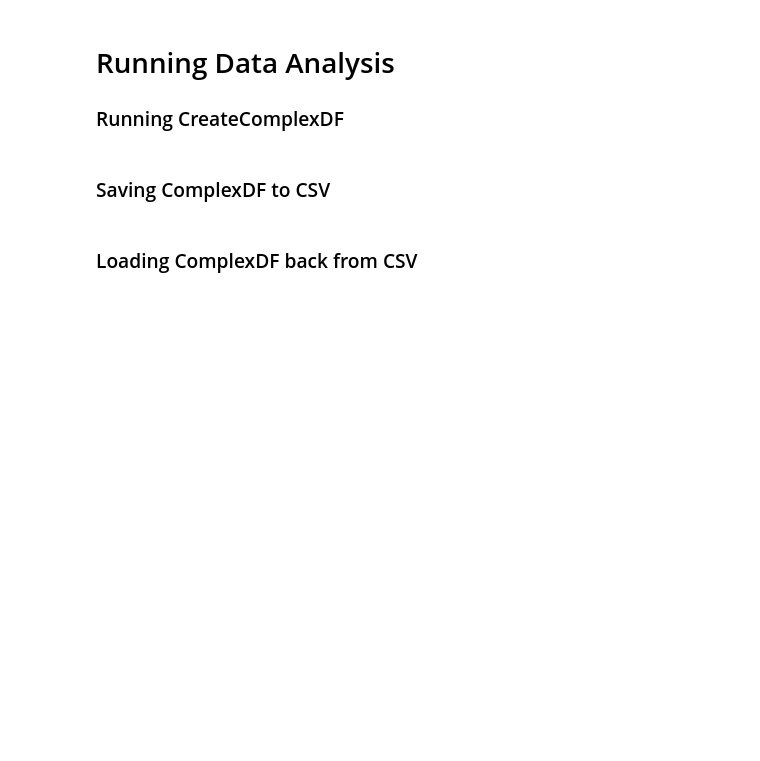
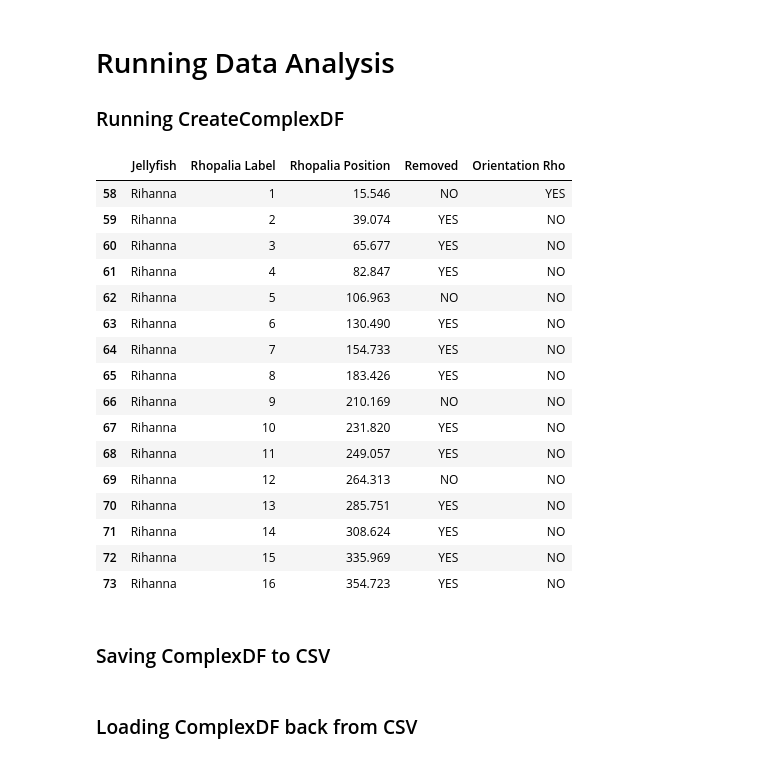
Before and after one commit to konnorve/DataAnalysis, a Jupyter notebook: template_processing_notebook.ipynb, the cells around one changed output. Saved outputs shown, nothing was run; the diff lists cells and outputs as text; code cells hidden in the pictures; blank space fills up the shorter version.

```diff
--- a/template_processing_notebook.ipynb
+++ b/template_processing_notebook.ipynb
@@ -84,3 +88,23 @@ complexDF = cdf.createComplexDF(angleDataPath,
+# %%
+rhopalia_positions.loc[(rhopalia_positions['Jellyfish']=='Rihanna')]
+# %% [output]
+|  | Jellyfish | Rhopalia Label | Rhopalia Position | Removed | Orientation Rho |
+| 58 | Rihanna | 1 | 15.546 | NO | YES |
+| 59 | Rihanna | 2 | 39.074 | YES | NO |
+| 60 | Rihanna | 3 | 65.677 | YES | NO |
+| 61 | Rihanna | 4 | 82.847 | YES | NO |
+| 62 | Rihanna | 5 | 106.963 | NO | NO |
+| 63 | Rihanna | 6 | 130.490 | YES | NO |
+| 64 | Rihanna | 7 | 154.733 | YES | NO |
+| 65 | Rihanna | 8 | 183.426 | YES | NO |
+| 66 | Rihanna | 9 | 210.169 | NO | NO |
+| 67 | Rihanna | 10 | 231.820 | YES | NO |
+| 68 | Rihanna | 11 | 249.057 | YES | NO |
+| 69 | Rihanna | 12 | 264.313 | NO | NO |
+| 70 | Rihanna | 13 | 285.751 | YES | NO |
+| 71 | Rihanna | 14 | 308.624 | YES | NO |
+| 72 | Rihanna | 15 | 335.969 | YES | NO |
+| 73 | Rihanna | 16 | 354.723 | YES | NO |
 # %% [markdown]
 ### Saving ComplexDF to CSV
 # %%
```
Also changed, not shown: parts of 7 cells of this notebook, 3 other files.
